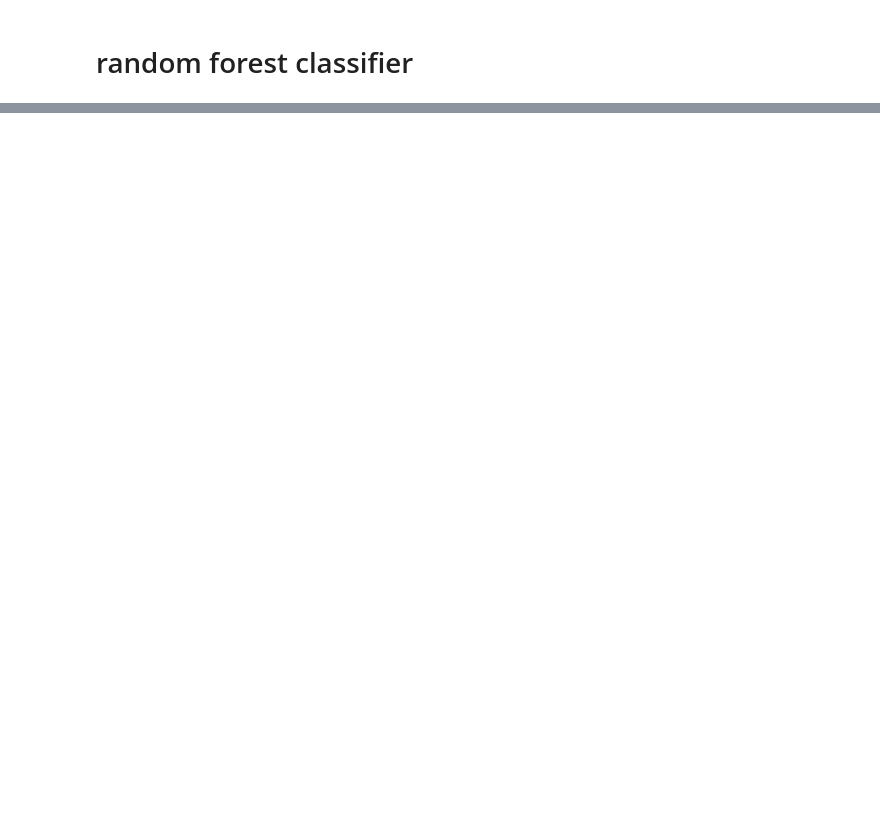
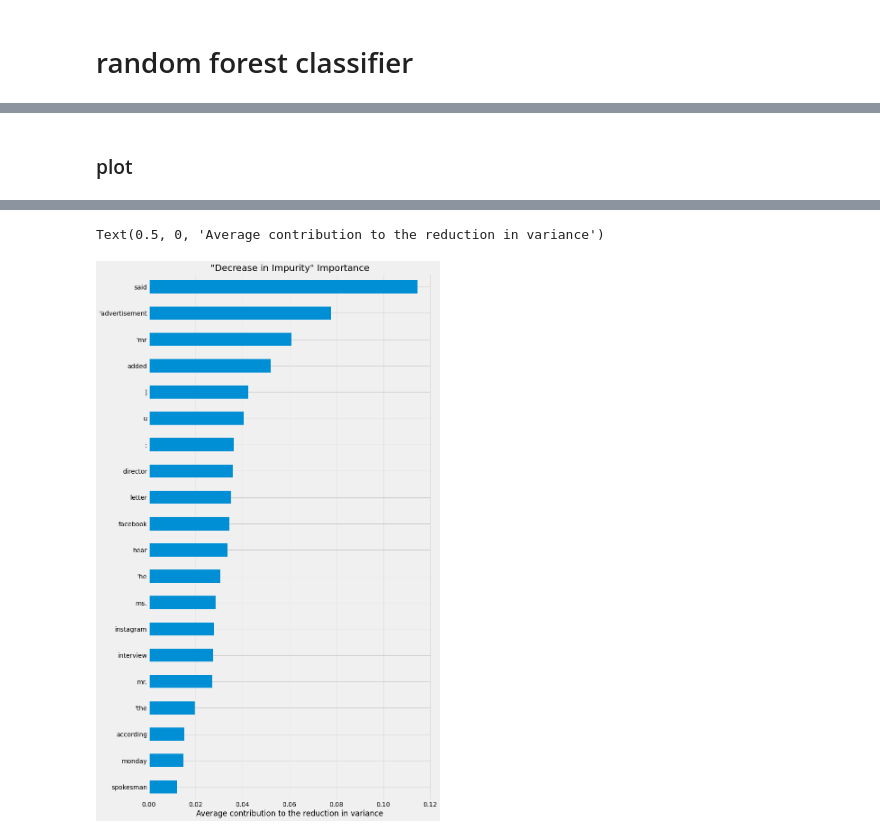
Before and after one commit to dj-betts/Capstone2, a Jupyter notebook: nlp.ipynb, the cells around one changed output, grey strips where cells are left out. Drawn from its saved outputs; the diff is of its cells as text; code cells hidden in the pictures; blank space fills up the shorter version.

```diff
--- a/nlp.ipynb
+++ b/nlp.ipynb
@@ -326,13 +353,13 @@ count_vectorizer = CountVectorizer(strip_accents='None',
 # %% [markdown]
 # balance classes
 # %%
-# %%time
-# #balance the classes
+%%time
+#balance the classes
 
-# from imblearn.under_sampling import RandomUnderSampler
-# rus = RandomUnderSampler(random_state=0)
+from imblearn.under_sampling import RandomUnderSampler
+rus = RandomUnderSampler(random_state=0)
 
-# #X, y --> X_resampled, y_resampled
-# X_resampled, y_resampled = rus.fit_resample(X_snowball, y)
-# print(sorted(Counter(y_resampled).items()))
-# print(rus)
+#X, y --> X_resampled, y_resampled
+X_resampled, y_resampled = rus.fit_resample(X_train, y_train)
+print(sorted(Counter(y_resampled).items()))
+print(rus)
@@ -349,11 +370,0 @@ Wall time: 15.5 ms
-# %%
-%%time
-#balance the classes
-
-from imblearn.under_sampling import RandomUnderSampler
-rus = RandomUnderSampler(random_state=0)
-
-#X, y --> X_resampled, y_resampled
-X_resampled, y_resampled = rus.fit_resample(X_worknet, y)
-print(sorted(Counter(y_resampled).items()))
-print(rus)
@@ -367,6 +373,7 @@ Wall time: 18.8 ms
 # %%
 %%time
 rf_clf = RandomForestClassifier(max_depth=2, random_state=0)
-rf_clf.fit(X_train, y_train)
-y_pred = rf_clf.predict(X_test)
+rf_clf.fit(X_resampled, y_resampled)
+y_pred = rf_clf.predict(X_worknet)
+y_pred_test = rf_clf.predict(X_test)
 # %% [output]
@@ -404,0 +442,3 @@ ax.set_xlabel('Average contribution to the reduction in variance');
+# %%
+feat_names = wordnet_vectorizer.get_feature_names()
+feature_import = rf_clf.feature_importances_
@@ -424,0 +471,12 @@ plt.xlabel('Predicted Label', fontsize=20)
+# %% [markdown]
+### plot
+# %%
+%%time
+print(datetime.datetime.now())
+feat_scores = pd.Series(feature_import,
+                           index=feat_names)
+feat_scores = feat_scores.sort_values()
+ax = feat_scores[-20:].plot(kind='barh', figsize=(10,20))
+ax.set_title('"Decrease in Impurity" Importance')
+ax.set_xlabel('Average contribution to the reduction in variance');
+# %% [output]
@@ -424,0 +486,2 @@ plt.xlabel('Predicted Label', fontsize=20)
+Text(0.5, 0, 'Average contribution to the reduction in variance')
+[figure, added]
```
Also changed, not shown: parts of 41 cells of this notebook, 2 other files.
